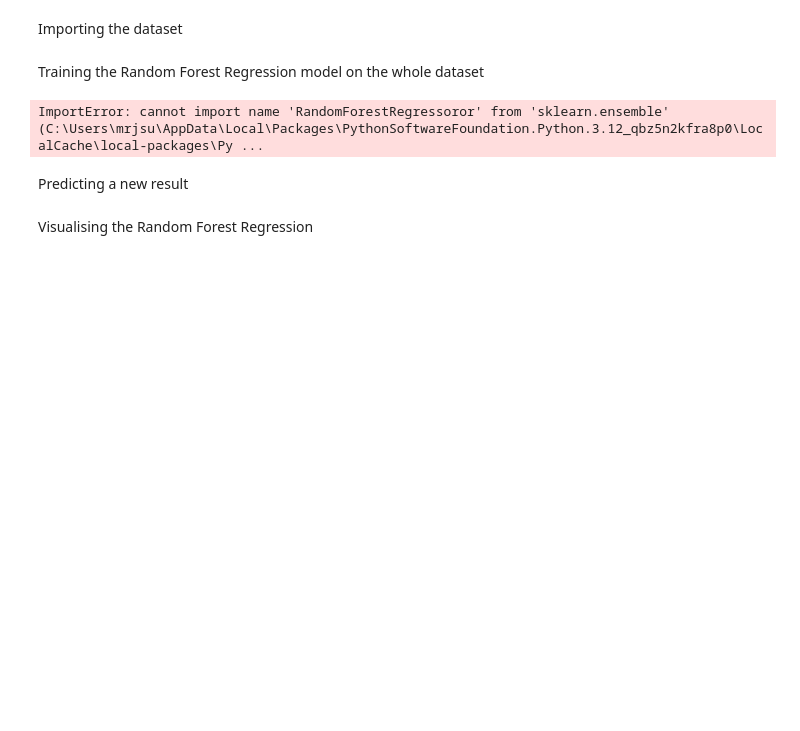
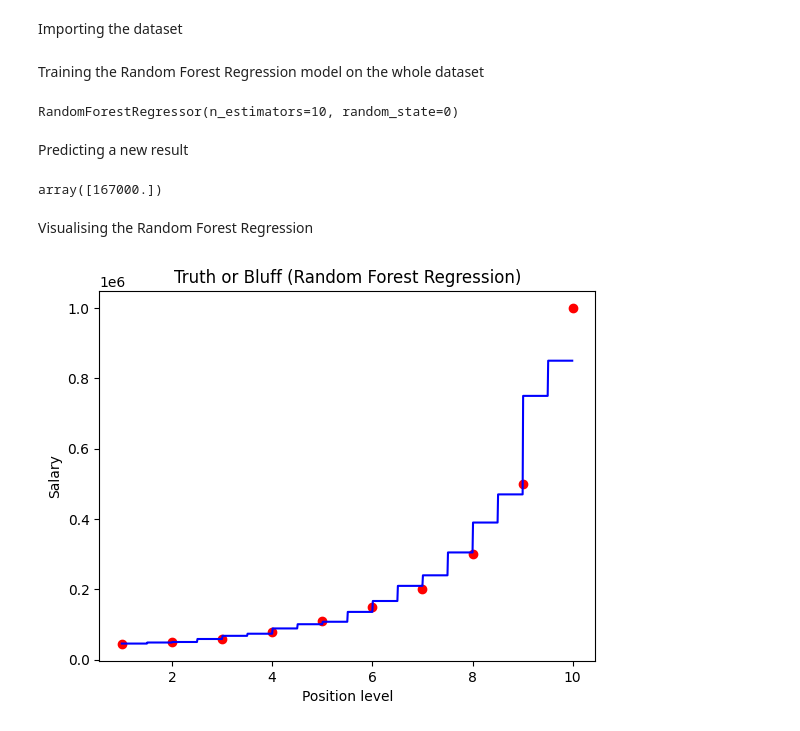
Before and after one commit to MeetSutariya07/Machine-Learning, a Jupyter notebook: Regression/Random Forest/RF.ipynb, the cells around one changed output. Cells and saved outputs as stored; diff of their text form; code cells hidden in the pictures; blank space fills up the shorter version.

```diff
--- a/Regression/Random Forest/RF.ipynb
+++ b/Regression/Random Forest/RF.ipynb
@@ -13,23 +13,27 @@ y = df.iloc[:,-1].values
 # %% [markdown]
 Training the Random Forest Regression model on the whole dataset
 # %%
-from sklearn.ensemble import RandomForestRegressoror
-regressor = RandomForestRegressoror(n_estimators = 10, random_state = 0)
+from sklearn.ensemble import RandomForestRegressor
+regressor = RandomForestRegressor(n_estimators = 10, random_state = 0)
 regressor.fit(X, y)
 # %% [output]
-ImportError: cannot import name 'RandomForestRegressoror' from 'sklearn.ensemble' (C:\Users\mrjsu\AppData\Local\Packages\PythonSoftwareFoundation.Python.3.12_qbz5n2kfra8p0\LocalCache\local-packages\Py ...
+RandomForestRegressor(n_estimators=10, random_state=0)
 # %% [markdown]
 Predicting a new result
 # %%
-#regressor.predict([[6.5]])
+regressor.predict([[6.5]])
+# %% [output]
+array([167000.])
 # %% [markdown]
 Visualising the Random Forest Regression
 # %%
-#X_grid = np.arange(min(X), max(X), 0.01)
-#X_grid = X_grid.reshape((len(X_grid), 1))
-#plt.scatter(X, y, color = 'red')
-#plt.plot(X_grid, regressor.predict(X_grid), color = 'blue')
-#plt.title('Truth or Bluff (Decision Tree Regression)')
-#plt.xlabel('Position level')
-#plt.ylabel('Salary')
-#plt.show()
+X_grid = np.arange(min(X), max(X), 0.01)
+X_grid = X_grid.reshape((len(X_grid), 1))
+plt.scatter(X, y, color = 'red')
+plt.plot(X_grid, regressor.predict(X_grid), color = 'blue')
+plt.title('Truth or Bluff (Random Forest Regression)')
+plt.xlabel('Position level')
+plt.ylabel('Salary')
+plt.show()
+# %% [output]
+[figure, added]
```
Also changed, not shown: 1 other file.
